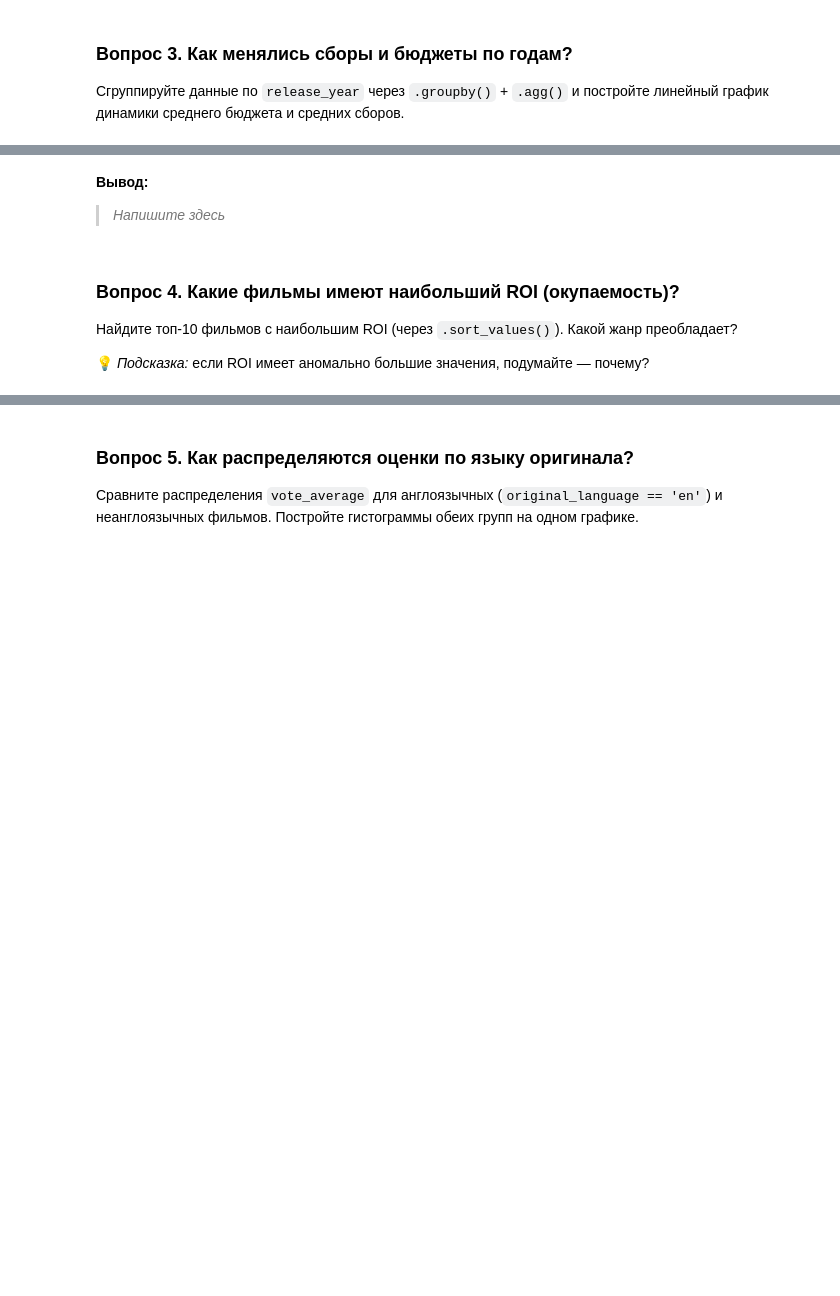
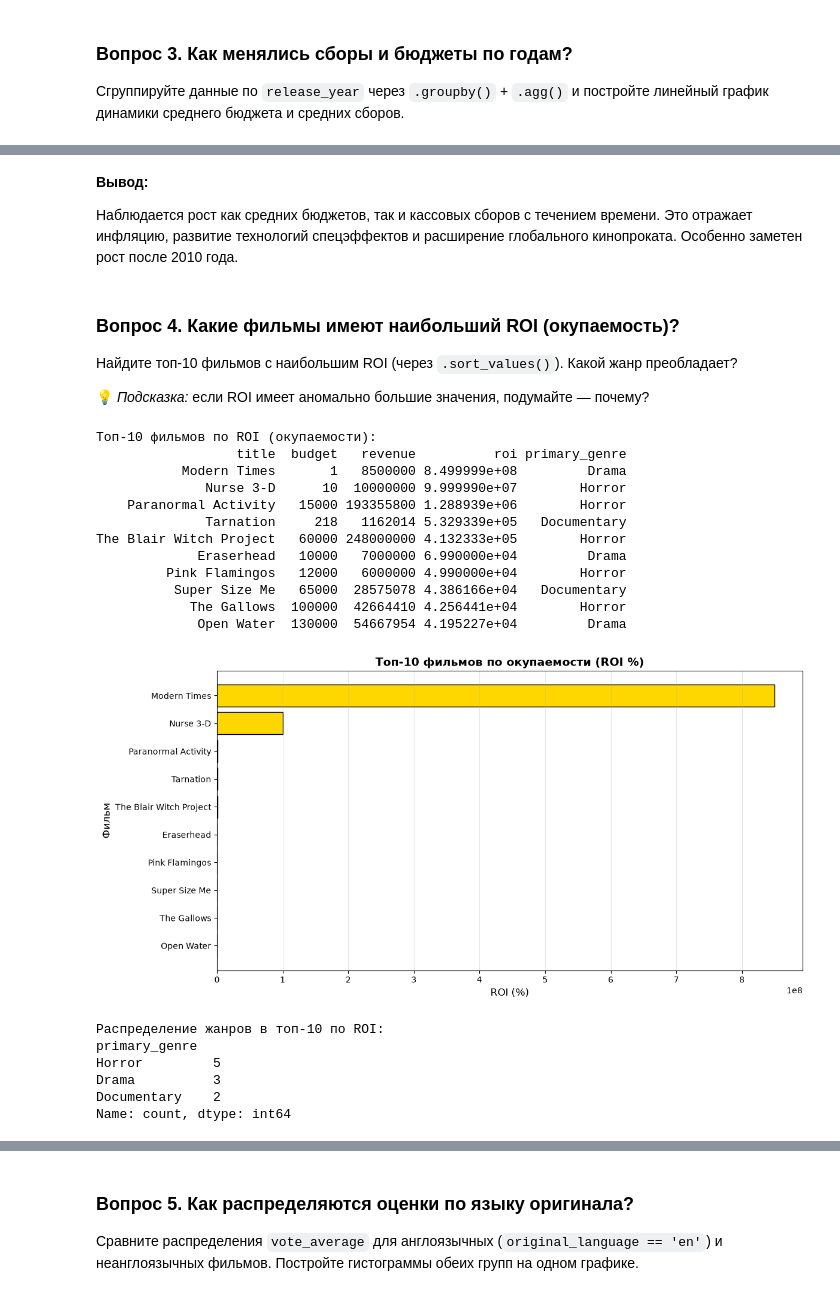
Before and after one commit to eignat88/ntology_STPY-81_w11-main, a Jupyter notebook: final_project_tmdb.ipynb, the cells around one changed output, grey strips where cells are left out. Drawn from its saved outputs; the diff is of its cells as text; code cells hidden in the pictures; blank space fills up the shorter version.

```diff
--- a/final_project_tmdb.ipynb
+++ b/final_project_tmdb.ipynb
@@ -369,7 +484,7 @@ runtime                  106.87          103.00            3.87
 # %% [markdown]
 **Вывод:**
 
-> *Напишите здесь*
+Наблюдается рост как средних бюджетов, так и кассовых сборов с течением времени. Это отражает инфляцию, развитие технологий спецэффектов и расширение глобального кинопроката. Особенно заметен рост после 2010 года.
 # %% [markdown]
 ### Вопрос 4. Какие фильмы имеют наибольший ROI (окупаемость)?
 
@@ -378,6 +493,52 @@ runtime                  106.87          103.00            3.87
 💡 *Подсказка:* если ROI имеет аномально большие значения, подумайте — почему?
 # %%
 # Ваш код здесь
+# Вопрос 4: Какие фильмы имеют наибольший ROI (окупаемость)?
+
+# Найдём топ-10 фильмов с наибольшим ROI
+# Фильтруем фильмы с budget > 0 для корректного расчёта ROI
+df_positive_budget = df[df['budget'] > 0].copy()
+
+top_roi = df_positive_budget.nlargest(10, 'roi')[['title', 'budget', 'revenue', 'roi', 'primary_genre']]
+
+print("Топ-10 фильмов по ROI (окупаемости):")
+print(top_roi.to_string(index=False))
+
+# Визуализация топ-10 фильмов по ROI
+plt.figure(figsize=(12, 6))
+plt.barh(top_roi['title'], top_roi['roi'], color='gold', edgecolor='black')
+plt.title('Топ-10 фильмов по окупаемости (ROI %)', fontsize=14, fontweight='bold')
+plt.xlabel('ROI (%)', fontsize=12)
+plt.ylabel('Фильм', fontsize=12)
+plt.gca().invert_yaxis()  # Чтобы лучший фильм был сверху
+plt.grid(axis='x', alpha=0.3)
+plt.tight_layout()
+plt.show()
+
+# Анализ преобладающего жанра в топ-10
+top_genres = top_roi['primary_genre'].value_counts()
+print("\nРаспределение жанров в топ-10 по ROI:")
+print(top_genres)
+# %% [output]
+Топ-10 фильмов по ROI (окупаемости):
+                  title  budget   revenue          roi primary_genre
+           Modern Times       1   8500000 8.499999e+08         Drama
+              Nurse 3-D      10  10000000 9.999990e+07        Horror
+    Paranormal Activity   15000 193355800 1.288939e+06        Horror
+              Tarnation     218   1162014 5.329339e+05   Documentary
+The Blair Witch Project   60000 248000000 4.132333e+05        Horror
+             Eraserhead   10000   7000000 6.990000e+04         Drama
+         Pink Flamingos   12000   6000000 4.990000e+04        Horror
+          Super Size Me   65000  28575078 4.386166e+04   Documentary
+            The Gallows  100000  42664410 4.256441e+04        Horror
+             Open Water  130000  54667954 4.195227e+04         Drama
+[figure, added]
+Распределение жанров в топ-10 по ROI:
+primary_genre
+Horror         5
+Drama          3
+Documentary    2
+Name: count, dtype: int64
 # %% [markdown]
 **Вывод:**
 
```
Also changed, not shown: parts of 11 cells of this notebook.
